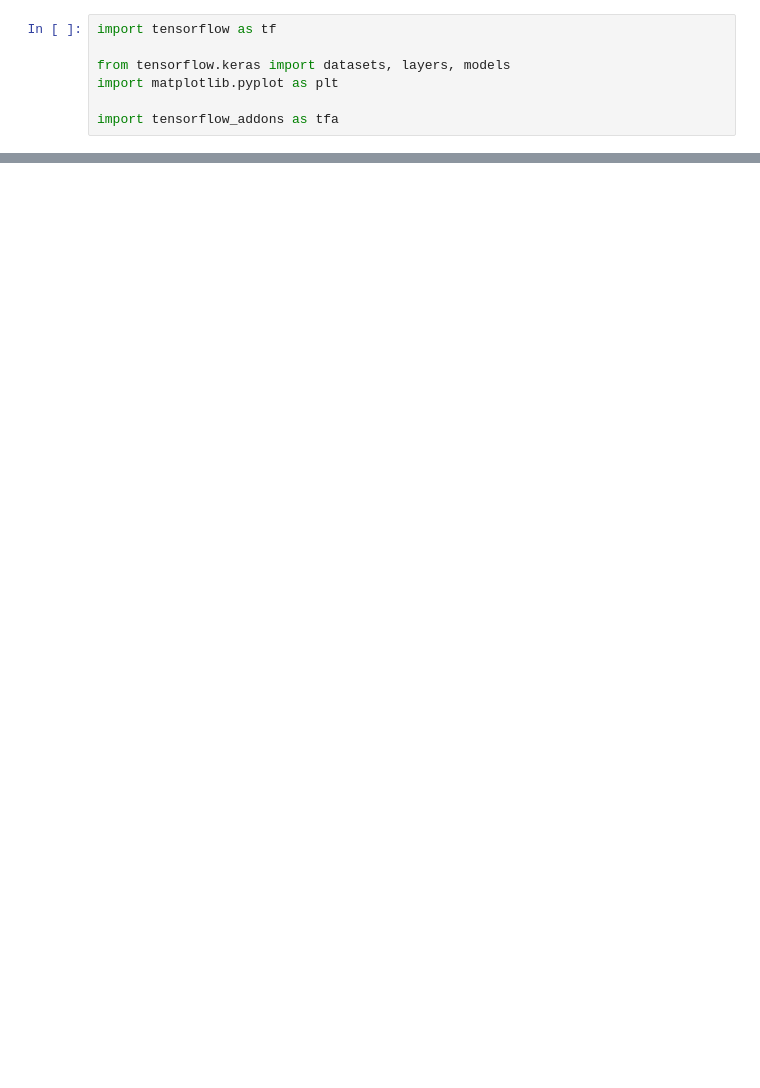
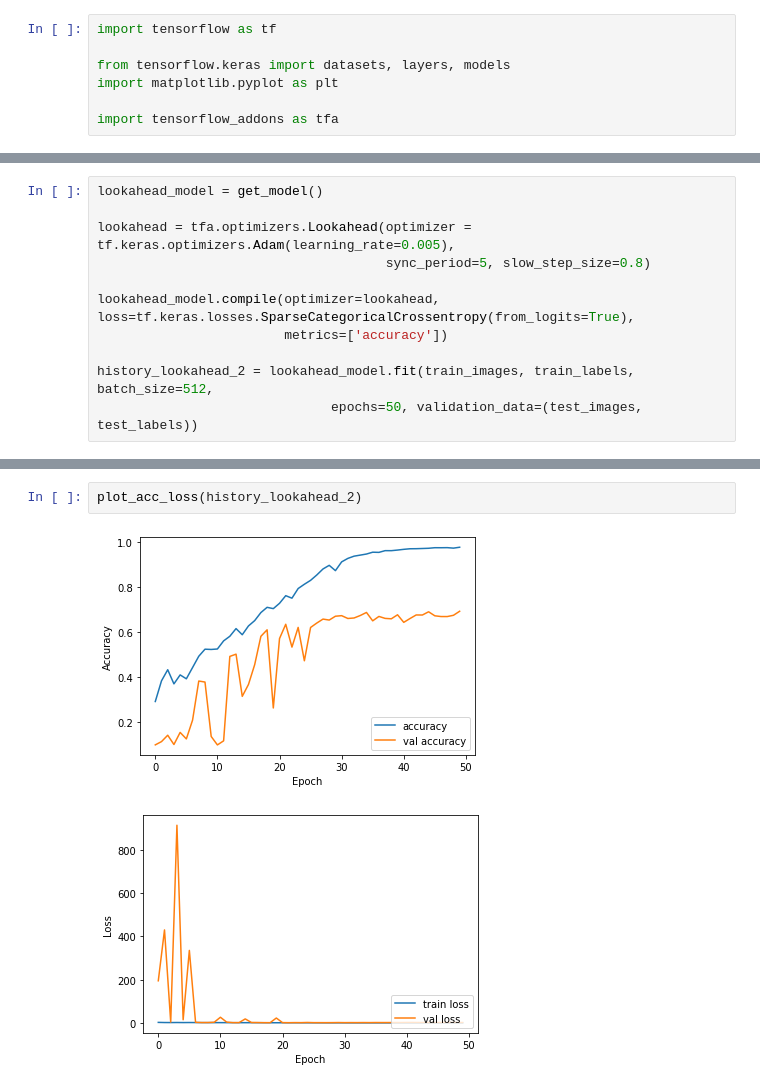
Before and after one commit to haroldbola/Course_Maphat, a Jupyter notebook: מודולים/עבודה ניסיונית/2. critic review/Lookahead.ipynb, the cells around one changed output, grey strips where cells are left out. Drawn from its saved outputs; the diff is of its cells as text; blank space fills up the shorter version.

```diff
--- a/מודולים/עבודה ניסיונית/2. critic review/Lookahead.ipynb
+++ b/מודולים/עבודה ניסיונית/2. critic review/Lookahead.ipynb
@@ -84,0 +145,11 @@ plot_acc_loss(history_lookahead)
+# %%
+lookahead_model = get_model()
+
+lookahead = tfa.optimizers.Lookahead(optimizer = tf.keras.optimizers.Adam(learning_rate=0.005),
+                                     sync_period=5, slow_step_size=0.8)
+
+lookahead_model.compile(optimizer=lookahead, loss=tf.keras.losses.SparseCategoricalCrossentropy(from_logits=True),
+                        metrics=['accuracy'])
+
+history_lookahead_2 = lookahead_model.fit(train_images, train_labels, batch_size=512,
+                              epochs=50, validation_data=(test_images, test_labels))
@@ -84,0 +174,5 @@ plot_acc_loss(history_lookahead)
+# %%
+plot_acc_loss(history_lookahead_2)
+# %% [output]
+[figure, added]
+[figure, added]
```
Also changed, not shown: parts of 14 cells of this notebook.
